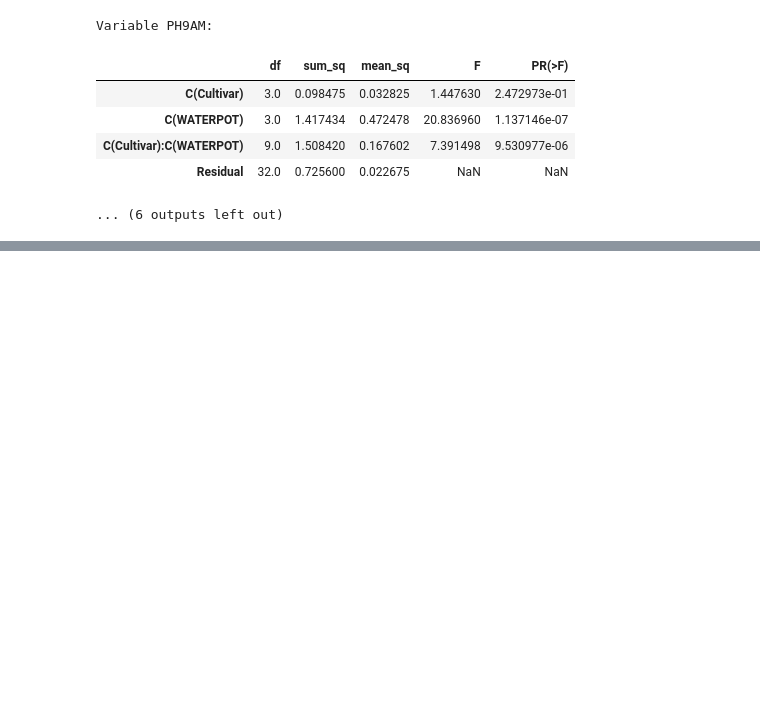
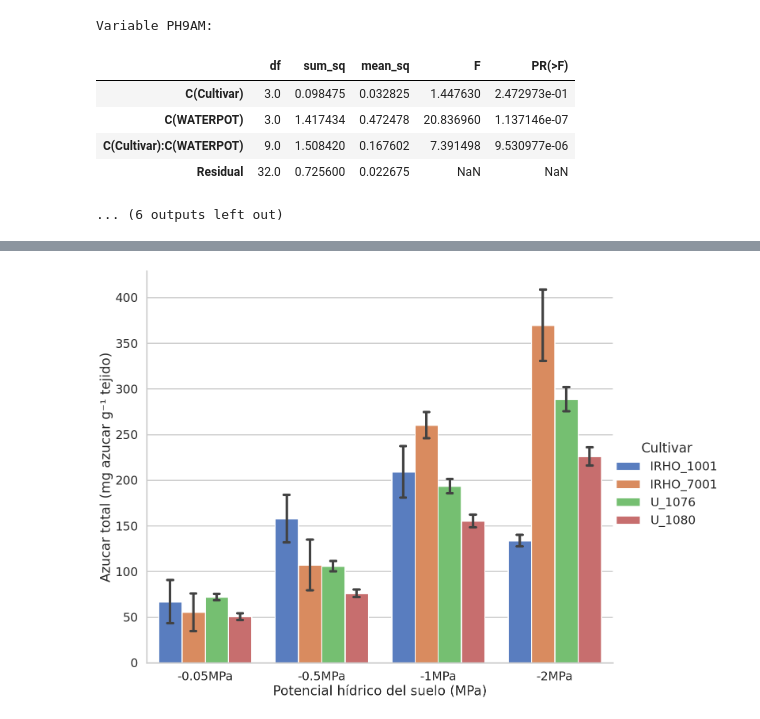
Before and after one commit to hdescobarh/journey-resolution, a Jupyter notebook: FV_Taller01_estres/Code/analisis.ipynb, the cells around one changed output, grey strips where cells are left out. Saved outputs shown, nothing was run; the diff lists cells and outputs as text; code cells hidden in the pictures; blank space fills up the shorter version.

```diff
--- a/FV_Taller01_estres/Code/analisis.ipynb
+++ b/FV_Taller01_estres/Code/analisis.ipynb
@@ -252,0 +241,4 @@ Text(92.46216032608699, 0.5, 'Eficiencia del uso de agua (mol CO₂ / mol H₂O)
+# %%
+make_group_plot(raw_df, "TOTSUG", "Azucar total (mg azucar g⁻¹ tejido)")
+# %% [output]
+[figure, added]
```
Also changed, not shown: parts of 17 cells of this notebook.
